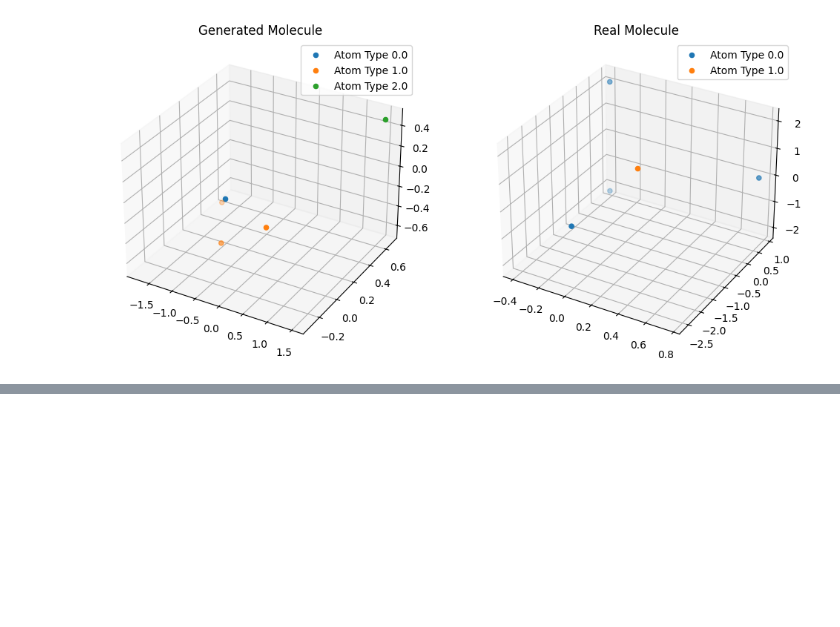
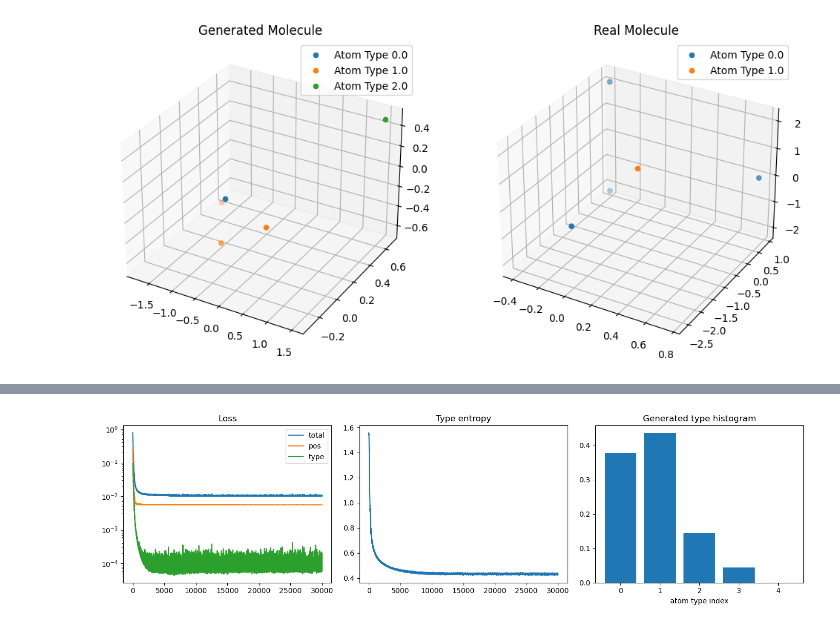
Before and after one commit to edovergna/equi-drifting, a Jupyter notebook: notebooks/one_real_molecule_exp.ipynb, the cells around one changed output, grey strips where cells are left out. Saved outputs shown, nothing was run; the diff lists cells and outputs as text; code cells hidden in the pictures; blank space fills up the shorter version.

```diff
--- a/notebooks/one_real_molecule_exp.ipynb
+++ b/notebooks/one_real_molecule_exp.ipynb
@@ -828,0 +1415,49 @@ Rounded viz types:
+# %%
+CHEM_NUM_ITERS = 30000
+CHEM_N_GEN_MOLS = 128
+CHEM_N_EVAL_MOLS = 256
+CHEM_SIGMA_POS = 1.0
+CHEM_SIGMA_TYPE = 1.0
+CHEM_LR = 0.001
+CHEM_LAMBDA_POS = 1.0
+CHEM_LAMBDA_TYPE = 5.0
+CHEM_ENTROPY_WEIGHT = 0.01
+CHEM_TEMPERATURE = 1.0
+
+chemical_result = train_chemical_drift(
+    data=sweep_data,
+    num_iters=CHEM_NUM_ITERS,
+    n_gen_mols=CHEM_N_GEN_MOLS,
+    n_eval_mols=CHEM_N_EVAL_MOLS,
+    num_atoms=SWEEP_NUM_ATOMS,
+    num_atom_types=SWEEP_NUM_ATOM_TYPES,
+    sigma_pos=CHEM_SIGMA_POS,
+    sigma_type=CHEM_SIGMA_TYPE,
+    lr=CHEM_LR,
+    lambda_pos=CHEM_LAMBDA_POS,
+    lambda_type=CHEM_LAMBDA_TYPE,
+    entropy_weight=CHEM_ENTROPY_WEIGHT,
+    temperature=CHEM_TEMPERATURE,
+    log_every=2500,
+)
+
+print_chemical_summary(chemical_result)
+
+fig, axes = plt.subplots(1, 3, figsize=(14, 4))
+axes[0].plot(chemical_result["losses"], label="total")
+axes[0].plot(chemical_result["pos_losses"], label="pos")
+axes[0].plot(chemical_result["type_losses"], label="type")
+axes[0].set_yscale("log")
+axes[0].set_title("Loss")
+axes[0].legend()
+
+axes[1].plot(chemical_result["entropy_vals"])
+axes[1].set_title("Type entropy")
+
+axes[2].bar(range(SWEEP_NUM_ATOM_TYPES), chemical_result["type_hist"])
+axes[2].set_title("Generated type histogram")
+axes[2].set_xlabel("atom type index")
+fig.tight_layout()
+display(fig)
+plt.close(fig)
+# %% [output]
@@ -828,0 +1478 @@ Rounded viz types:
+[figure, added]
```
Also changed, not shown: parts of 10 cells of this notebook, 1 other file.
